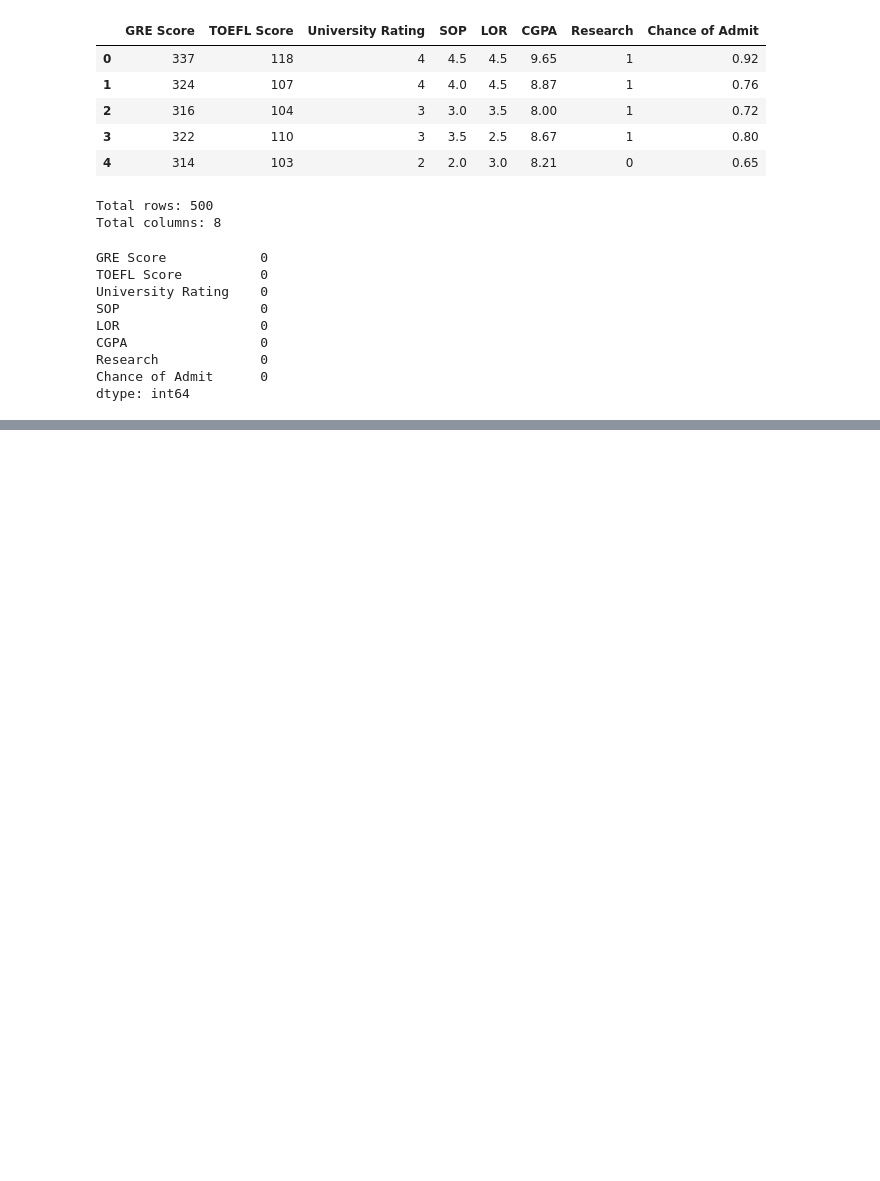
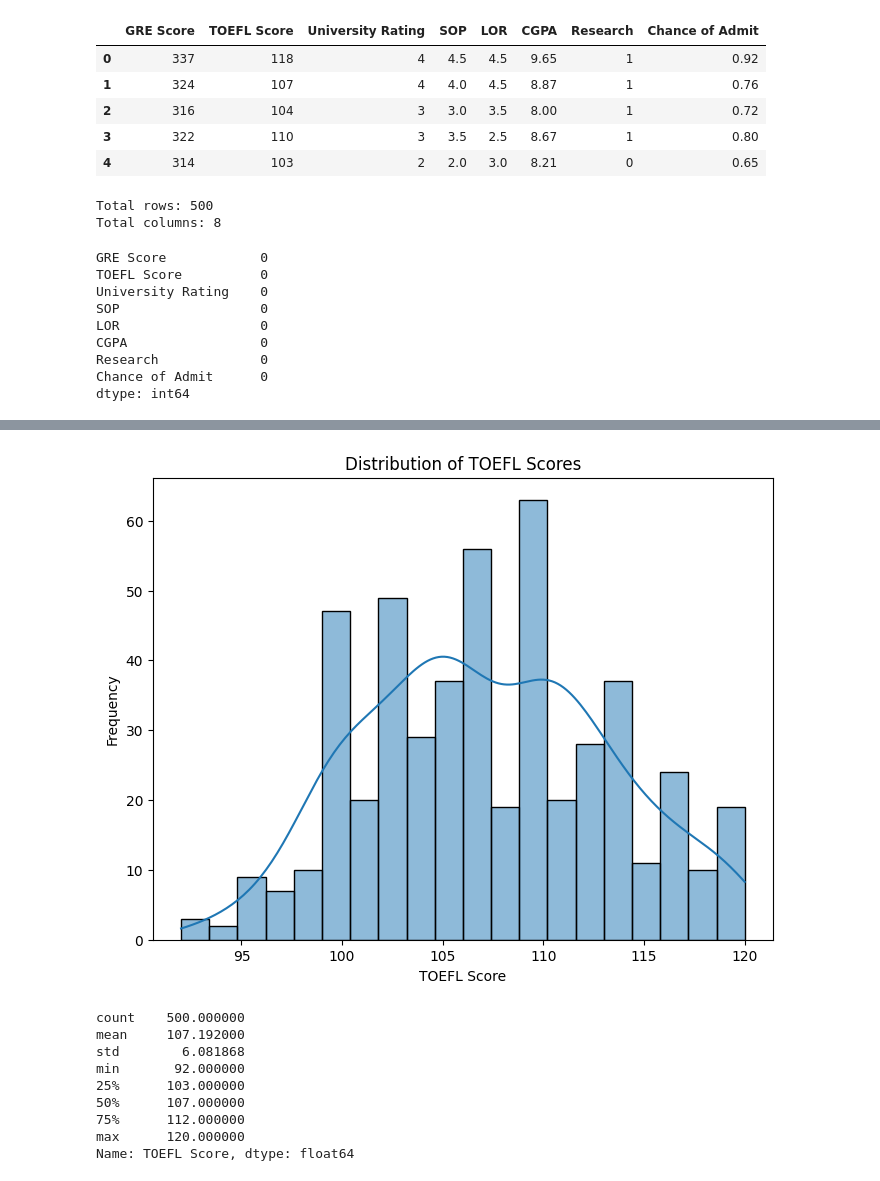
Before and after one commit to abrakadabra-exe/bigdata-open-ended, a Jupyter notebook: admission_analysis.ipynb, the cells around one changed output, grey strips where cells are left out. Saved outputs shown, nothing was run; the diff lists cells and outputs as text; code cells hidden in the pictures; blank space fills up the shorter version.

```diff
--- a/admission_analysis.ipynb
+++ b/admission_analysis.ipynb
@@ -41,0 +142,20 @@ dtype: int64
+# %%
+plt.figure(figsize=(8, 6))
+sns.histplot(df['TOEFL Score'], bins=20, kde=True)
+plt.title('Distribution of TOEFL Scores')
+plt.xlabel('TOEFL Score')
+plt.ylabel('Frequency')
+plt.show()
+
+print(df['TOEFL Score'].describe())
+# %% [output]
+[figure, added]
+count    500.000000
+mean     107.192000
+std        6.081868
+min       92.000000
+25%      103.000000
+50%      107.000000
+75%      112.000000
+max      120.000000
+Name: TOEFL Score, dtype: float64
```
Also changed, not shown: parts of 32 cells of this notebook.
